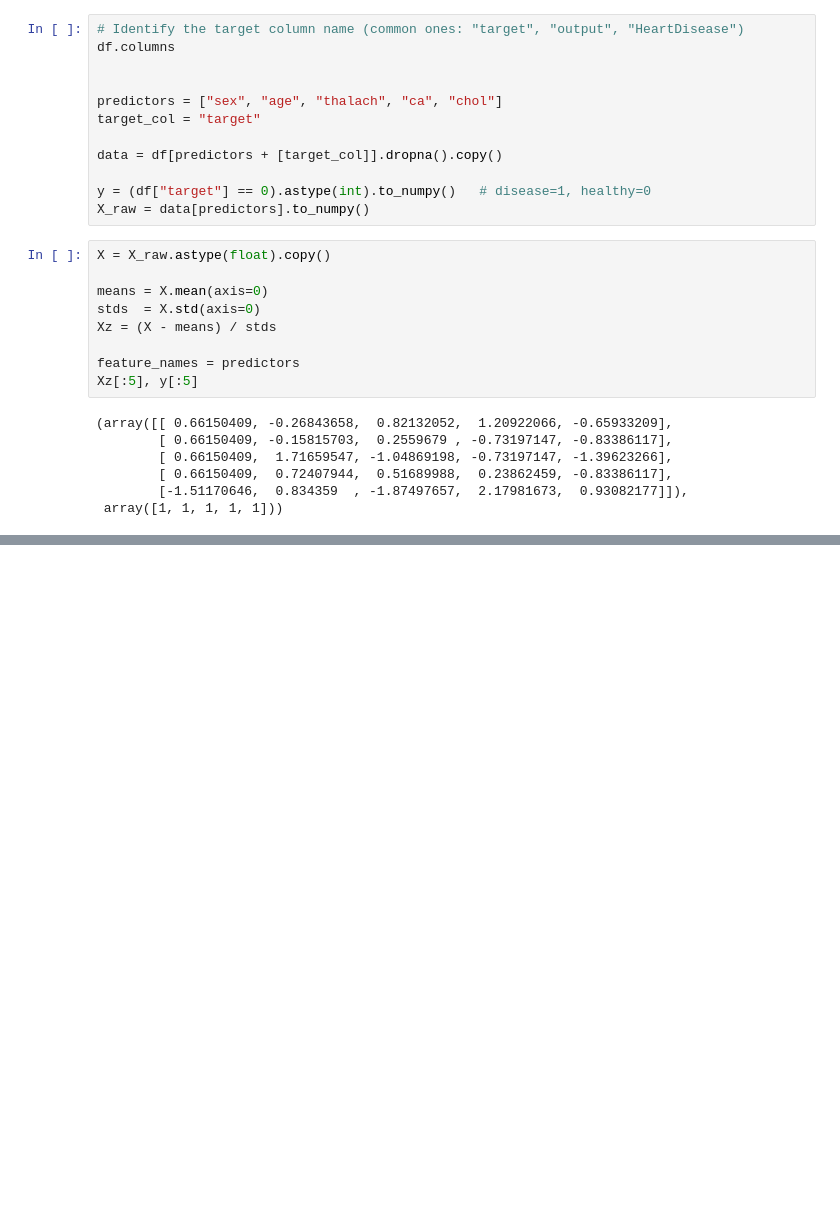
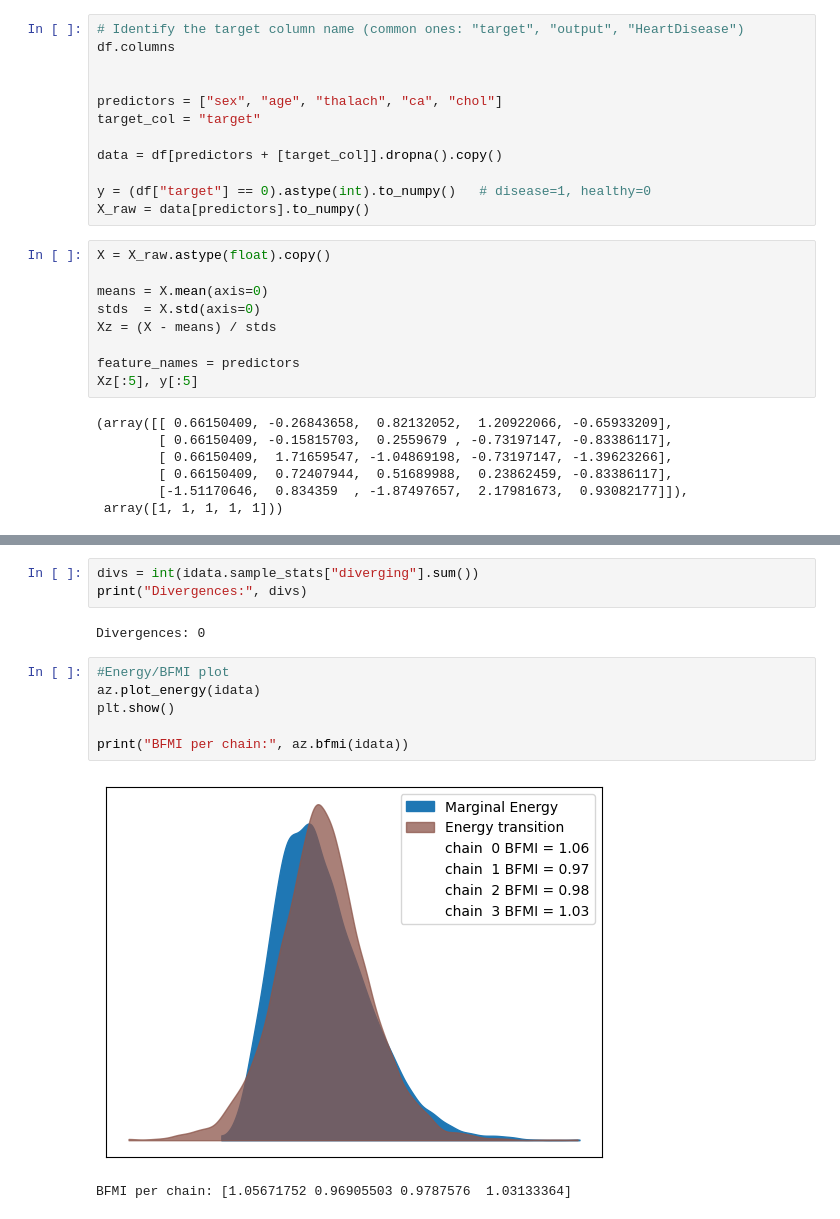
Before and after one commit to TheBobu/AI-Programming-Project-2025, a Jupyter notebook: notebooks/nuts.ipynb, the cells around one changed output, grey strips where cells are left out. Drawn from its saved outputs; the diff is of its cells as text; blank space fills up the shorter version.

```diff
--- a/notebooks/nuts.ipynb
+++ b/notebooks/nuts.ipynb
@@ -117,0 +138,14 @@ plt.show()
+# %%
+divs = int(idata.sample_stats["diverging"].sum())
+print("Divergences:", divs)
+# %% [output]
+Divergences: 0
+# %%
+#Energy/BFMI plot
+az.plot_energy(idata)
+plt.show()
+
+print("BFMI per chain:", az.bfmi(idata))
+# %% [output]
+[figure, added]
+BFMI per chain: [1.05671752 0.96905503 0.9787576  1.03133364]
```
Also changed, not shown: parts of 5 cells of this notebook.
